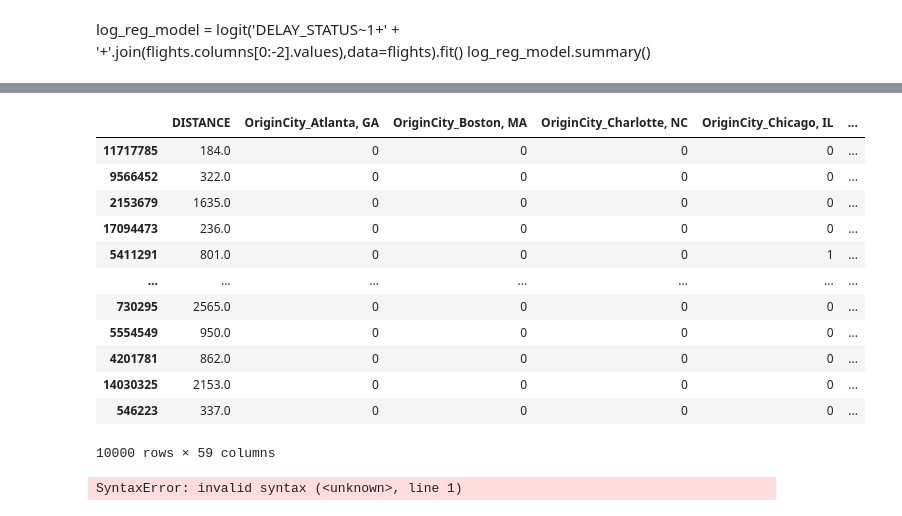
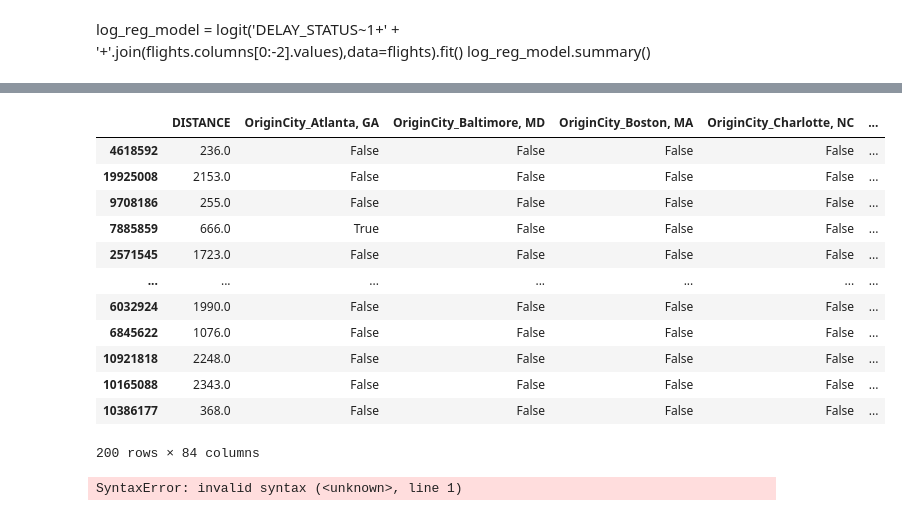
Before and after one commit to ssamat/COGS109, a Jupyter notebook: Final_Project_Template.ipynb, the cells around one changed output, grey strips where cells are left out. Drawn from its saved outputs; the diff is of its cells as text; code cells hidden in the pictures.

```diff
--- a/Final_Project_Template.ipynb
+++ b/Final_Project_Template.ipynb
@@ -103,3 +114,7 @@ flights
 | 21357355 | 12/31/2022 12:00:00 AM | YX | Wilmington, NC | Newark, NJ | 0.0 | 0.0 | ... |
 | 21357356 | 12/31/2022 12:00:00 AM | YX | Worcester, MA | New York, NY | NaN | NaN | ... |
 21357357 rows × 13 columns
+# %%
+flights['MONTH'] = [int(row.split('/')[0]) for row in flights['FL_DATE']]
+flights['YEAR'] = [int(row.split('/')[2].split(' ')[0]) for row in flights['FL_DATE']]
+print(flights['MONTH'], flights['YEAR'])
@@ -298,10 +331,10 @@ plt.show()
 flights = flights.dropna()
 
 # Get the top 20 most common cities in 'ORIGIN_CITY_NAME'
-top_origin_cities = flights['ORIGIN_CITY_NAME'].value_counts().nlargest(20).index
+top_origin_cities = flights['ORIGIN_CITY_NAME'].value_counts().nlargest(25).index
 
 # Get the top 20 most common cities in 'DEST_CITY_NAME'
-top_dest_cities = flights['DEST_CITY_NAME'].value_counts().nlargest(20).index
+top_dest_cities = flights['DEST_CITY_NAME'].value_counts().nlargest(25).index
 
 # Filter the DataFrame to include only the data for the top origin cities and top destination cities
 filtered_data = flights[(flights['ORIGIN_CITY_NAME'].isin(top_origin_cities)) & (flights['DEST_CITY_NAME'].isin(top_dest_cities))]
@@ -318,7 +351,7 @@ filtered_data.shape
 log_reg_model = logit('DELAY_STATUS~1+' + '+'.join(flights.columns[0:-2].values),data=flights).fit()
 log_reg_model.summary()
 # %%
-
+#One hot Encoding of Categorical Data
 
 # Perform one-hot encoding for 'ORIGIN_CITY_NAME' with the top origin cities
 origin_city_encoded = pd.get_dummies(filtered_data['ORIGIN_CITY_NAME'], prefix='OriginCity')
@@ -329,12 +362,26 @@ dest_city_encoded = pd.get_dummies(filtered_data['DEST_CITY_NAME'], prefix='Dest
 # Perform one-hot encoding for 'OP_UNIQUE_CARRIER'
 carrier_encoded = pd.get_dummies(filtered_data['OP_UNIQUE_CARRIER'], prefix='Carrier')
 
+# Perform one-hot encoding for 'MONTH'
+month_encoded = pd.get_dummies(filtered_data['MONTH'], prefix='Month')
+
+# Perform one-hot encoding for 'YEAR'
+year_encoded = pd.get_dummies(filtered_data['YEAR'], prefix='YEAR')
+
 # Concatenate the one-hot encoded columns with the original DataFrame
-encoded_data = pd.concat([filtered_data, origin_city_encoded, dest_city_encoded, carrier_encoded], axis=1)
+encoded_data = pd.concat([filtered_data, origin_city_encoded, dest_city_encoded, carrier_encoded, month_encoded,
+                           year_encoded], axis=1)
 
 # Drop the original categorical columns from the encoded DataFrame
-encoded_data.drop(['ORIGIN_CITY_NAME', 'DEST_CITY_NAME', 'OP_UNIQUE_CARRIER'], axis=1, inplace=True)
+encoded_data = encoded_data.drop(['ORIGIN_CITY_NAME', 'DEST_CITY_NAME', 'OP_UNIQUE_CARRIER'], axis=1)
+delay_columns = [col for col in flights.columns if "DELAY" in col]
+delay_columns.remove('DELAY_STATUS')
+encoded_data = encoded_data.drop(columns=delay_columns, axis=1)
+encoded_data = encoded_data.drop(columns=['FL_DATE', 'ACTUAL_ELAPSED_TIME', 'MONTH', 'YEAR'])
 
-# View the resulting encoded DataFrame
+
+# Scale the data
+scaler = StandardScaler()
+x_train_scaled = scaler.fit_transform(encoded_data)
 encoded_data
 # %% [output]
@@ -373,24 +420,27 @@ test_run_sample
 # %%
+# X = encoded_data
+# y = encoded_data['DELAY_STATUS']
 
-delay_columns = [col for col in flights.columns if "DELAY" in col]
-X = encoded_data.drop(columns=delay_columns).drop(columns=['FL_DATE', 'ACTUAL_ELAPSED_TIME'])
-y = encoded_data['DELAY_STATUS']
+#if you're just testing to see if the models run:
+X = test_run_sample.drop(columns=["DELAY_STATUS"])
+y = test_run_sample['DELAY_STATUS']
+
 X_train, X_test, y_train, y_test = train_test_split(X,y,test_size=0.2,random_state=42)
 X_test
 # %% [output]
-|  | DISTANCE | OriginCity_Atlanta, GA | OriginCity_Boston, MA | OriginCity_Charlotte, NC | OriginCity_Chicago, IL | ... |
-| 11717785 | 184.0 | 0 | 0 | 0 | 0 | ... |
-| 9566452 | 322.0 | 0 | 0 | 0 | 0 | ... |
-| 2153679 | 1635.0 | 0 | 0 | 0 | 0 | ... |
-| 17094473 | 236.0 | 0 | 0 | 0 | 0 | ... |
-| 5411291 | 801.0 | 0 | 0 | 0 | 1 | ... |
+|  | DISTANCE | OriginCity_Atlanta, GA | OriginCity_Baltimore, MD | OriginCity_Boston, MA | OriginCity_Charlotte, NC | ... |
+| 4618592 | 236.0 | False | False | False | False | ... |
+| 19925008 | 2153.0 | False | False | False | False | ... |
+| 9708186 | 255.0 | False | False | False | False | ... |
+| 7885859 | 666.0 | True | False | False | False | ... |
+| 2571545 | 1723.0 | False | False | False | False | ... |
 | ... | ... | ... | ... | ... | ... | ... |
-| 730295 | 2565.0 | 0 | 0 | 0 | 0 | ... |
-| 5554549 | 950.0 | 0 | 0 | 0 | 0 | ... |
-| 4201781 | 862.0 | 0 | 0 | 0 | 0 | ... |
-| 14030325 | 2153.0 | 0 | 0 | 0 | 0 | ... |
-| 546223 | 337.0 | 0 | 0 | 0 | 0 | ... |
+| 6032924 | 1990.0 | False | False | False | False | ... |
+| 6845622 | 1076.0 | False | False | False | False | ... |
+| 10921818 | 2248.0 | False | False | False | False | ... |
+| 10165088 | 2343.0 | False | False | False | False | ... |
+| 10386177 | 368.0 | False | False | False | False | ... |
-10000 rows × 59 columns
+200 rows × 84 columns
 # %%
 # Create the formula for logistic regression(MAY NOT USE)
 formula = 'DELAY_STATUS ~ 1 + ' + ' + '.join(encoded_data.columns[11:])  # Adjust the column range if needed
```
Also changed, not shown: parts of 11 cells of this notebook.
